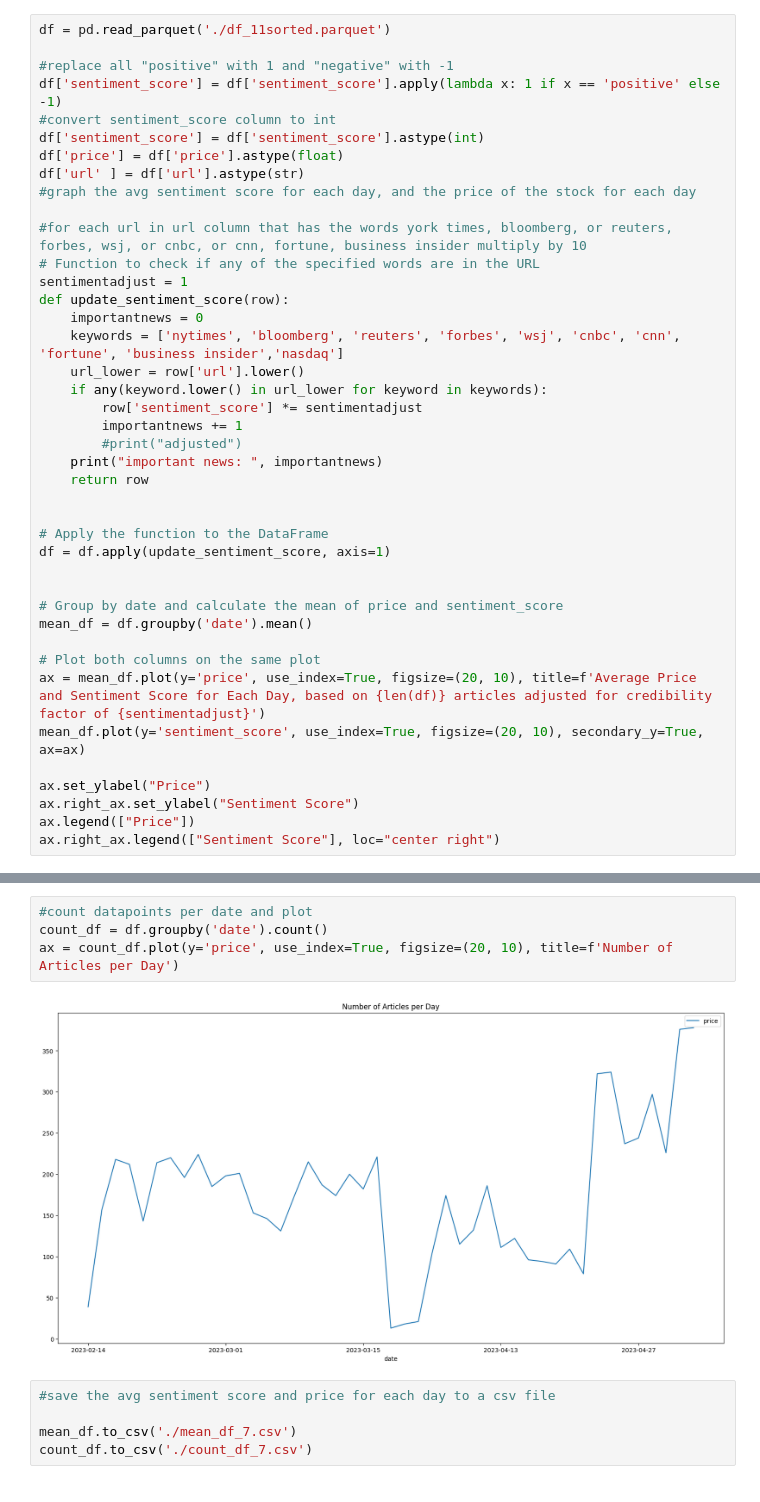
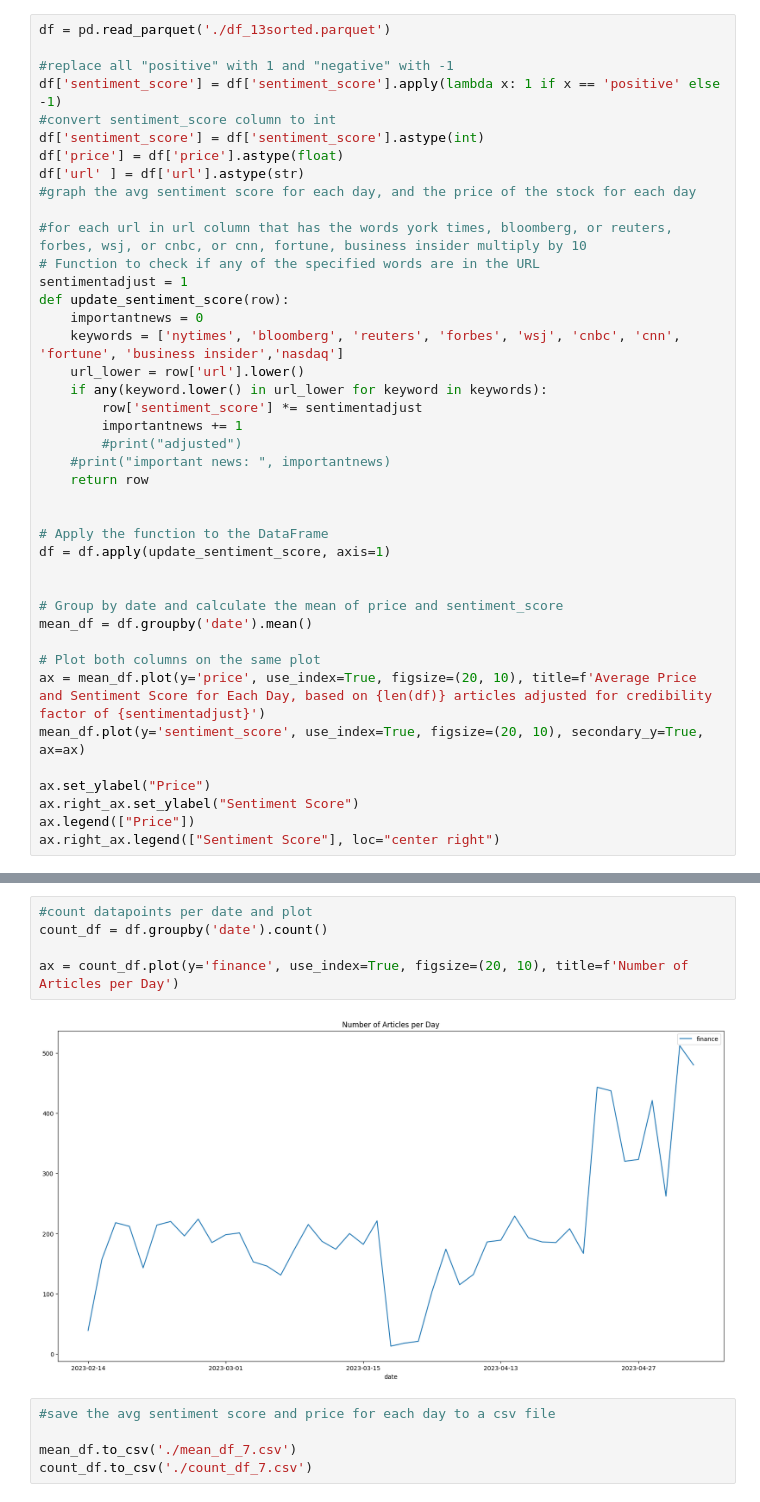
Before and after one commit to alpacaswillrule/am111_sparkv2, a Jupyter notebook: 1818sent.ipynb, the cells around one changed output, grey strips where cells are left out. Drawn from its saved outputs; the diff is of its cells as text.

```diff
--- a/1818sent.ipynb
+++ b/1818sent.ipynb
@@ -232,5 +250,5 @@ df.write.parquet('./df_11sorted.parquet')
 # %%
-df = pd.read_parquet('./df_11sorted.parquet')
+df = pd.read_parquet('./df_13sorted.parquet')
 
 #replace all "positive" with 1 and "negative" with -1
 df['sentiment_score'] = df['sentiment_score'].apply(lambda x: 1 if x == 'positive' else -1)
@@ -251,7 +269,7 @@ def update_sentiment_score(row):
         row['sentiment_score'] *= sentimentadjust
         importantnews += 1
         #print("adjusted")
-    print("important news: ", importantnews)
+    #print("important news: ", importantnews)
     return row
 
 
@@ -276,9 +294,10 @@ ax.right_ax.legend(["Sentiment Score"], loc="center right")
 # %%
 #count datapoints per date and plot
 count_df = df.groupby('date').count()
-ax = count_df.plot(y='price', use_index=True, figsize=(20, 10), title=f'Number of Articles per Day')
+
+ax = count_df.plot(y='finance', use_index=True, figsize=(20, 10), title=f'Number of Articles per Day')
 # %% [output]
-[figure, old version]
+[figure, new version]
 # %%
 #save the avg sentiment score and price for each day to a csv file
 
```
Also changed, not shown: parts of 8 cells of this notebook, 1 other file.
